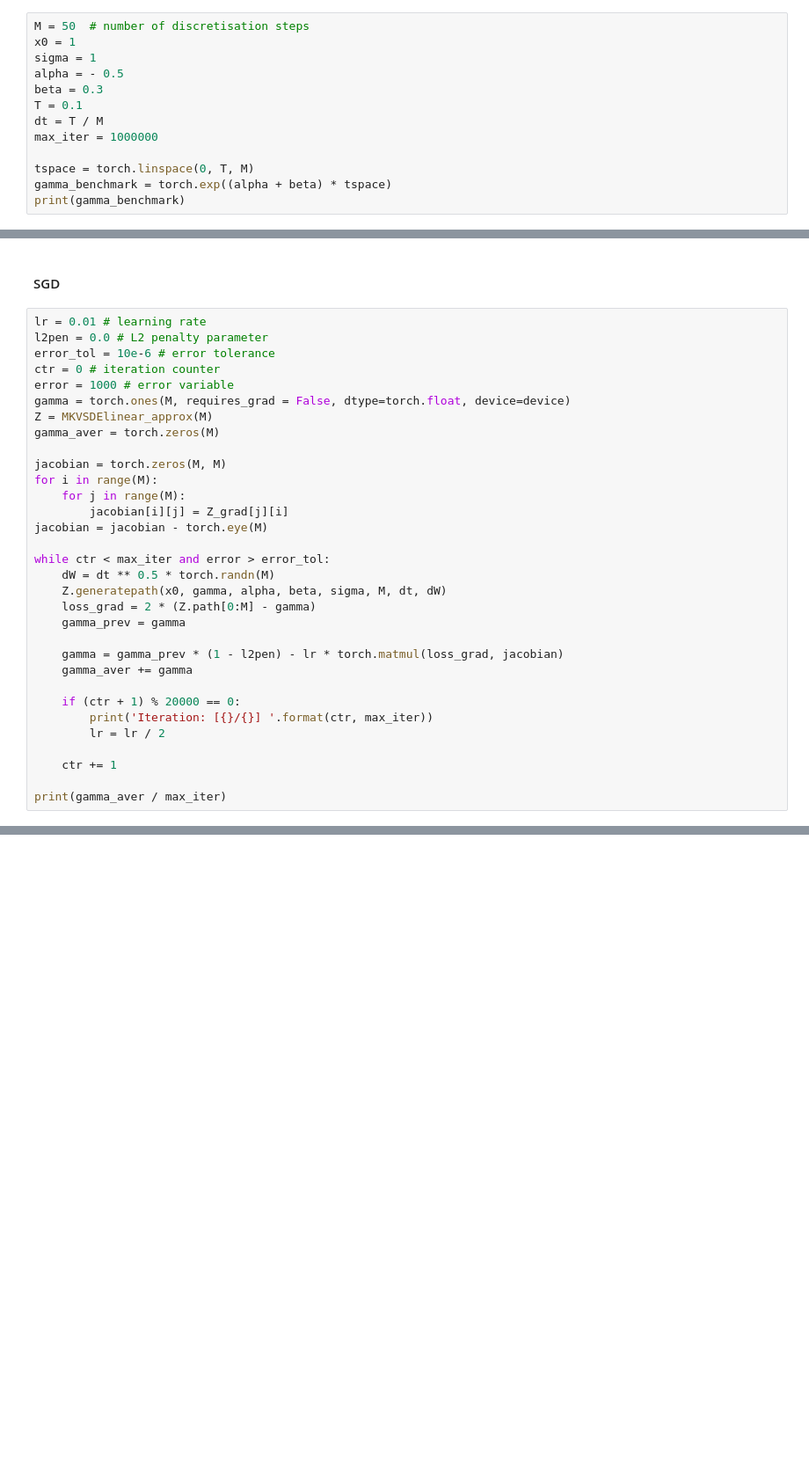
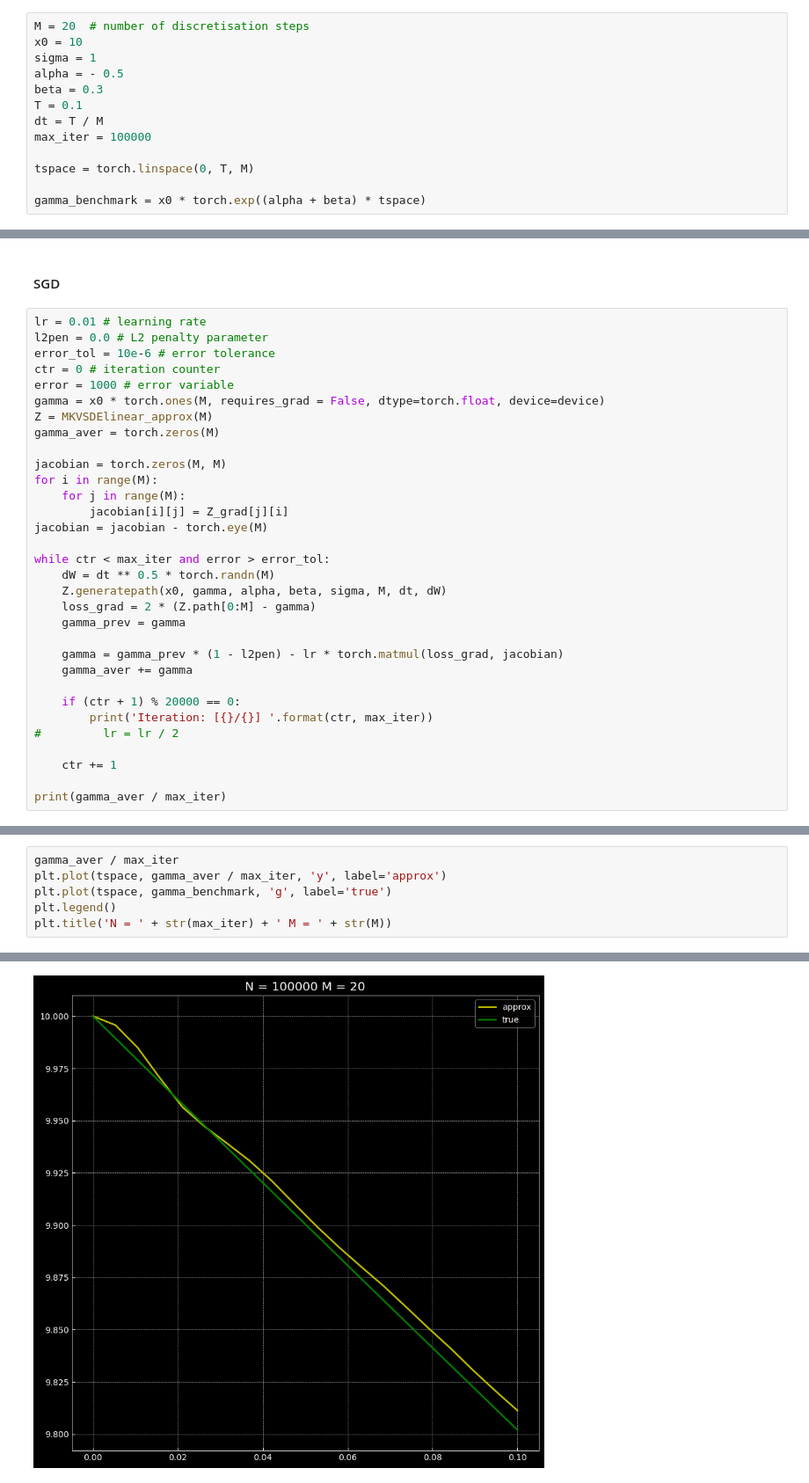
Before and after one commit to vplatonov289/Fourier_SDE_SGD, a Jupyter notebook: MKVSDElinear_tensor.ipynb, the cells around one changed output, grey strips where cells are left out. Shown: that part at 88% size. Saved outputs shown, nothing was run; the diff lists cells and outputs as text; blank space fills up the shorter version.

```diff
--- a/MKVSDElinear_tensor.ipynb
+++ b/MKVSDElinear_tensor.ipynb
@@ -65,15 +97,15 @@ set_default()
 # %% [markdown]
 #### *Parameters*
 # %%
-M = 50  # number of discretisation steps
-x0 = 1
+M = 20  # number of discretisation steps
+x0 = 10
 sigma = 1
 alpha = - 0.5
 beta = 0.3
 T = 0.1
 dt = T / M
-max_iter = 1000000
+max_iter = 100000
 
 tspace = torch.linspace(0, T, M)
-gamma_benchmark = torch.exp((alpha + beta) * tspace)
-print(gamma_benchmark)
+
+gamma_benchmark = x0 * torch.exp((alpha + beta) * tspace)
@@ -112,7 +136,7 @@ l2pen = 0.0 # L2 penalty parameter
 error_tol = 10e-6 # error tolerance
 ctr = 0 # iteration counter
 error = 1000 # error variable
-gamma = torch.ones(M, requires_grad = False, dtype=torch.float, device=device)
+gamma = x0 * torch.ones(M, requires_grad = False, dtype=torch.float, device=device)
 Z = MKVSDElinear_approx(M)
 gamma_aver = torch.zeros(M)
 
@@ -133,7 +157,7 @@ while ctr < max_iter and error > error_tol:
 
     if (ctr + 1) % 20000 == 0:
         print('Iteration: [{}/{}] '.format(ctr, max_iter))
-        lr = lr / 2
+#         lr = lr / 2
 
     ctr += 1
 
@@ -148,0 +174,7 @@ plt.plot(tspace, gamma_benchmark)
+# %%
+gamma_aver / max_iter
+plt.plot(tspace, gamma_aver / max_iter, 'y', label='approx')
+plt.plot(tspace, gamma_benchmark, 'g', label='true')
+plt.legend()
+plt.title('N = ' + str(max_iter) + ' M = ' + str(M))
+# %% [output]
@@ -149,3 +182,4 @@ plt.plot(tspace, gamma_benchmark)
+[figure, added]
 # %%
 # gamma = torch.randn(M, requires_grad = False, dtype=torch.float, device=device)
 # dW = dt ** 0.5 * torch.randn(M)
```
Also changed, not shown: parts of 10 cells of this notebook.
